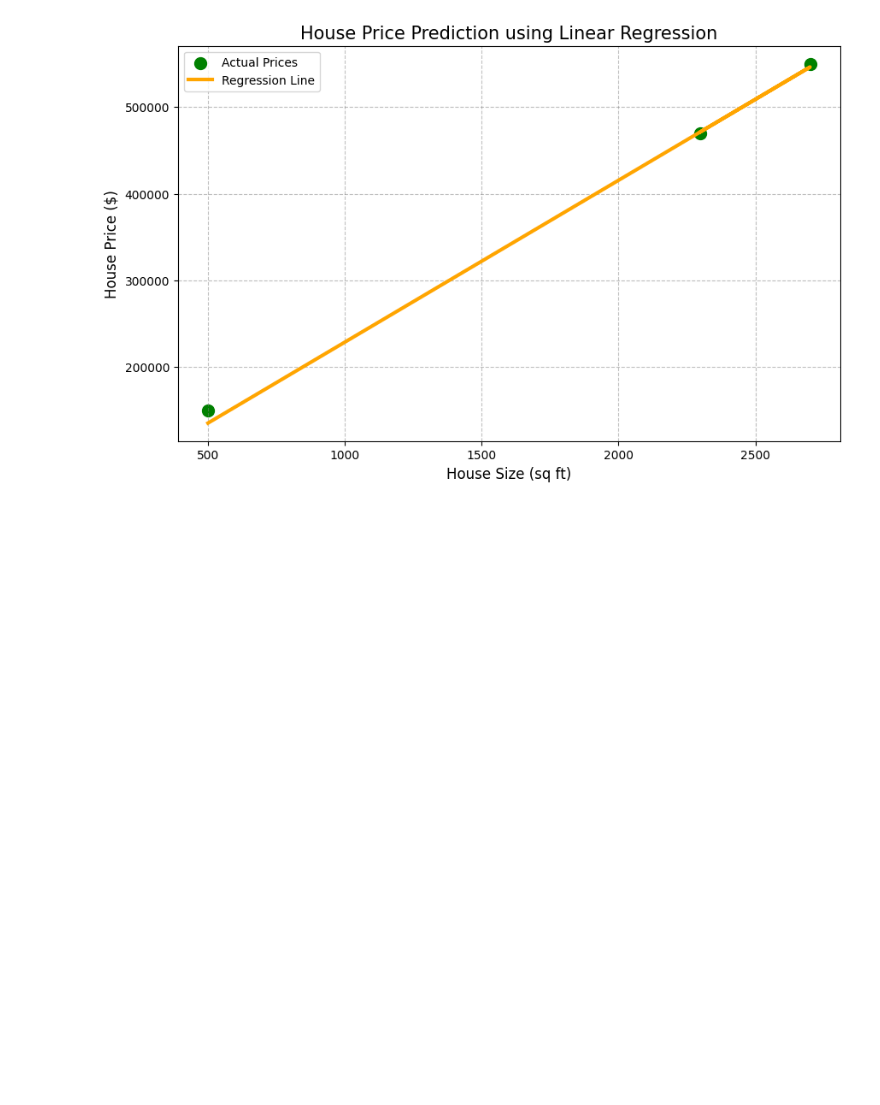
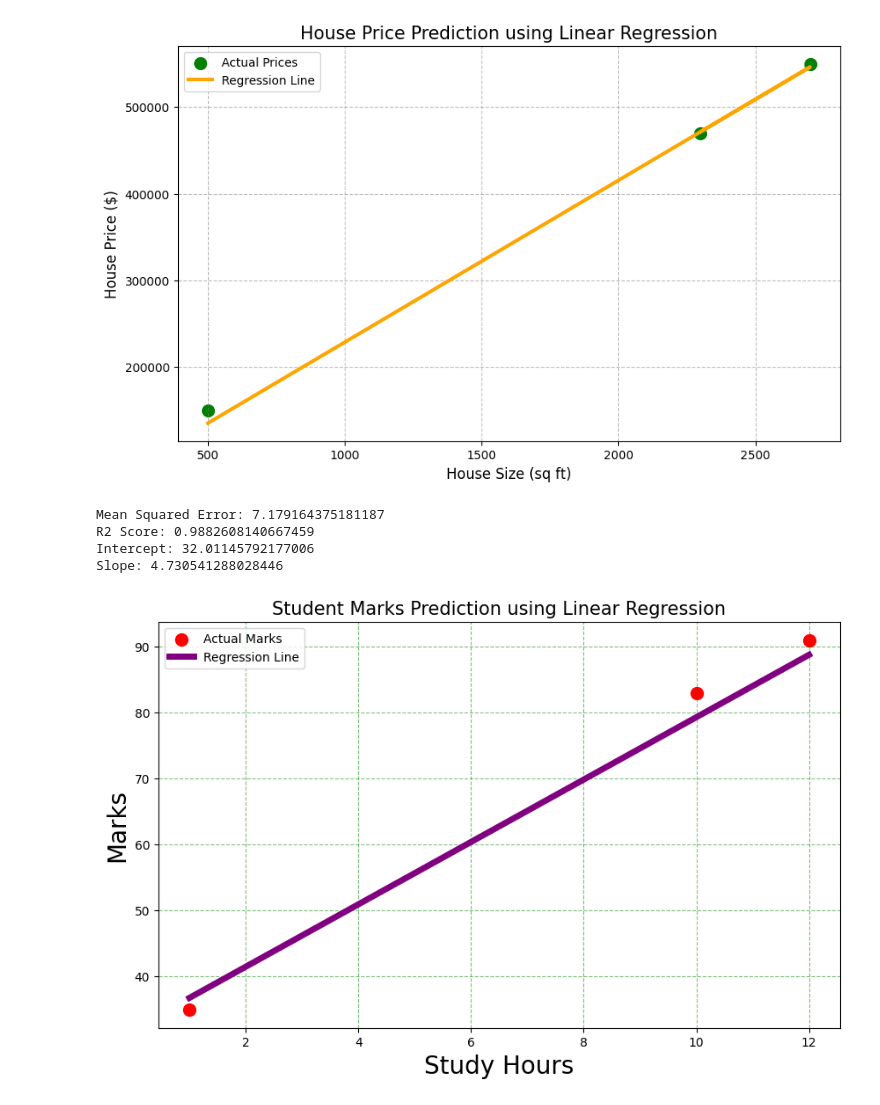
Before and after one commit to mail2chandanadasari-code/ML_LAB_2026-27, a Jupyter notebook: Linear_regression.ipynb, the cells around one changed output. Drawn from its saved outputs; the diff is of its cells as text; code cells hidden in the pictures; blank space fills up the shorter version.

```diff
--- a/Linear_regression.ipynb
+++ b/Linear_regression.ipynb
@@ -141,3 +141,80 @@ R2 Score: 0.9974292019699085
 Intercept: 41959.699723429454
 Slope: 186.80363492690637
 [figure]
+# %%
+import pandas as pd
+from sklearn.linear_model import LinearRegression
+from sklearn.model_selection import train_test_split
+from sklearn.metrics import mean_squared_error, r2_score
+import matplotlib.pyplot as plt
+
+# 1. Create a new dataset (Study Hours vs Marks)
+
+data = {
+    'StudyHours': [1, 2, 3, 4, 5, 6, 7, 8, 9, 10, 11, 12, 13, 14, 15],
+    'Marks': [35, 40, 45, 50, 55, 60, 66, 72, 78, 83, 87, 91, 94, 97, 99]
+}
+
+df = pd.DataFrame(data)
+
+# 2. Prepare the data
+
+X = df[['StudyHours']]
+y = df['Marks']
+
+# 3. Split into training and testing sets
+
+X_train, X_test, y_train, y_test = train_test_split(
+    X, y, test_size=0.2, random_state=42
+)
+
+# 4. Train the model
+
+model = LinearRegression()
+model.fit(X_train, y_train)
+
+# 5. Make predictions
+
+y_pred = model.predict(X_test)
+
+# 6. Evaluate the model
+
+mse = mean_squared_error(y_test, y_pred)
+r2 = r2_score(y_test, y_pred)
+
+print("Mean Squared Error:", mse)
+print("R2 Score:", r2)
+print("Intercept:", model.intercept_)
+print("Slope:", model.coef_[0])
+
+# 7. Visualize the results
+
+plt.figure(figsize=(10, 6))
+
+# Scatter plot (Actual values)
+
+plt.scatter(X_test, y_test, color='red', s=100, label='Actual Marks')
+
+# Sort values for a proper regression line
+
+X_test_sorted = X_test.sort_values(by='StudyHours')
+y_pred_sorted = model.predict(X_test_sorted)
+
+# Regression line
+
+plt.plot(X_test_sorted, y_pred_sorted, color='purple', linewidth=5,
+         label='Regression Line')
+
+plt.title("Student Marks Prediction using Linear Regression", fontsize=15)
+plt.xlabel("Study Hours", fontsize=20)
+plt.ylabel("Marks", fontsize=20)
+plt.legend()
+plt.grid(color='green', linestyle='--', alpha=0.5)
+
+plt.show()
+# %% [output]
+Mean Squared Error: 7.179164375181187
+R2 Score: 0.9882608140667459
+Intercept: 32.01145792177006
+Slope: 4.730541288028446
+[figure, added]
```
